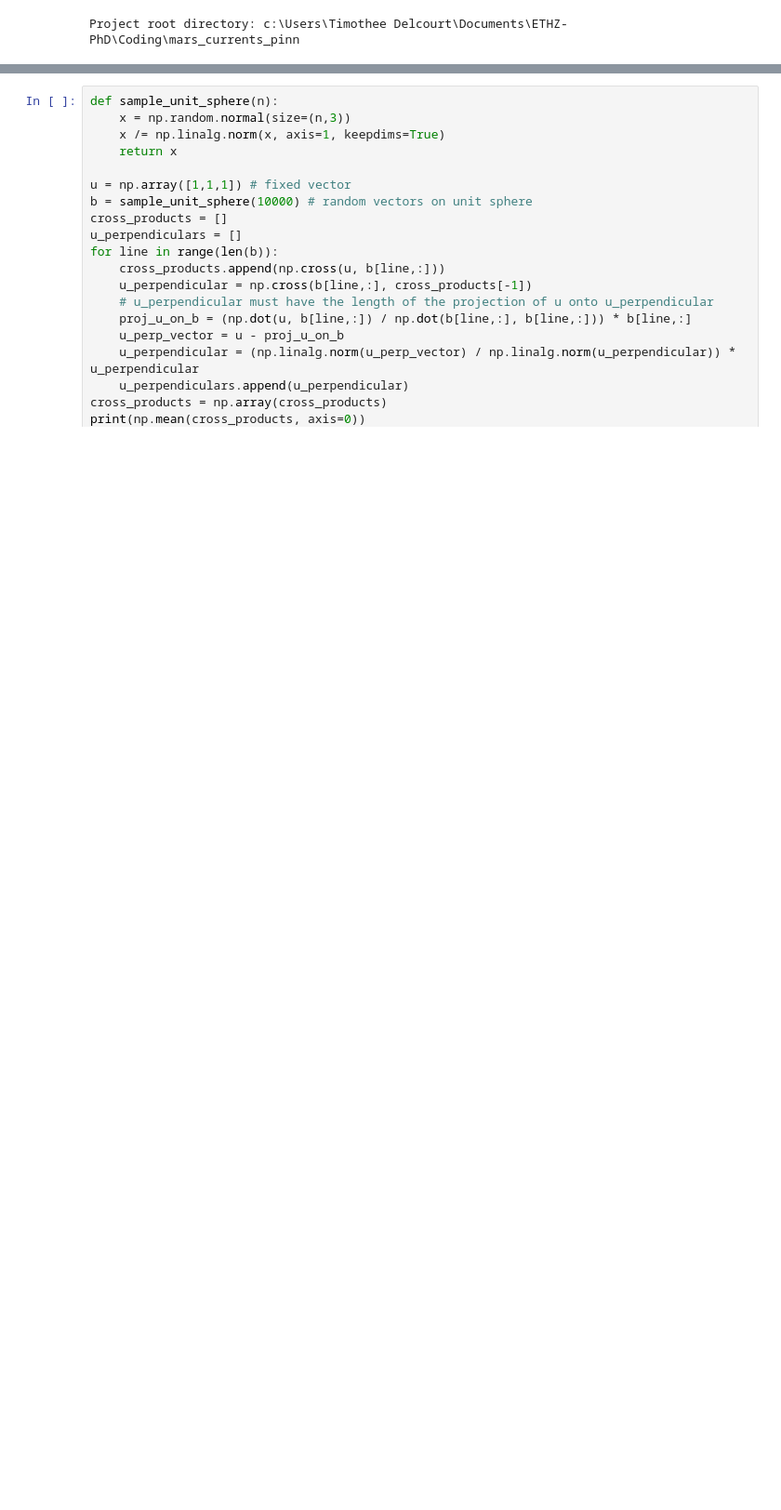
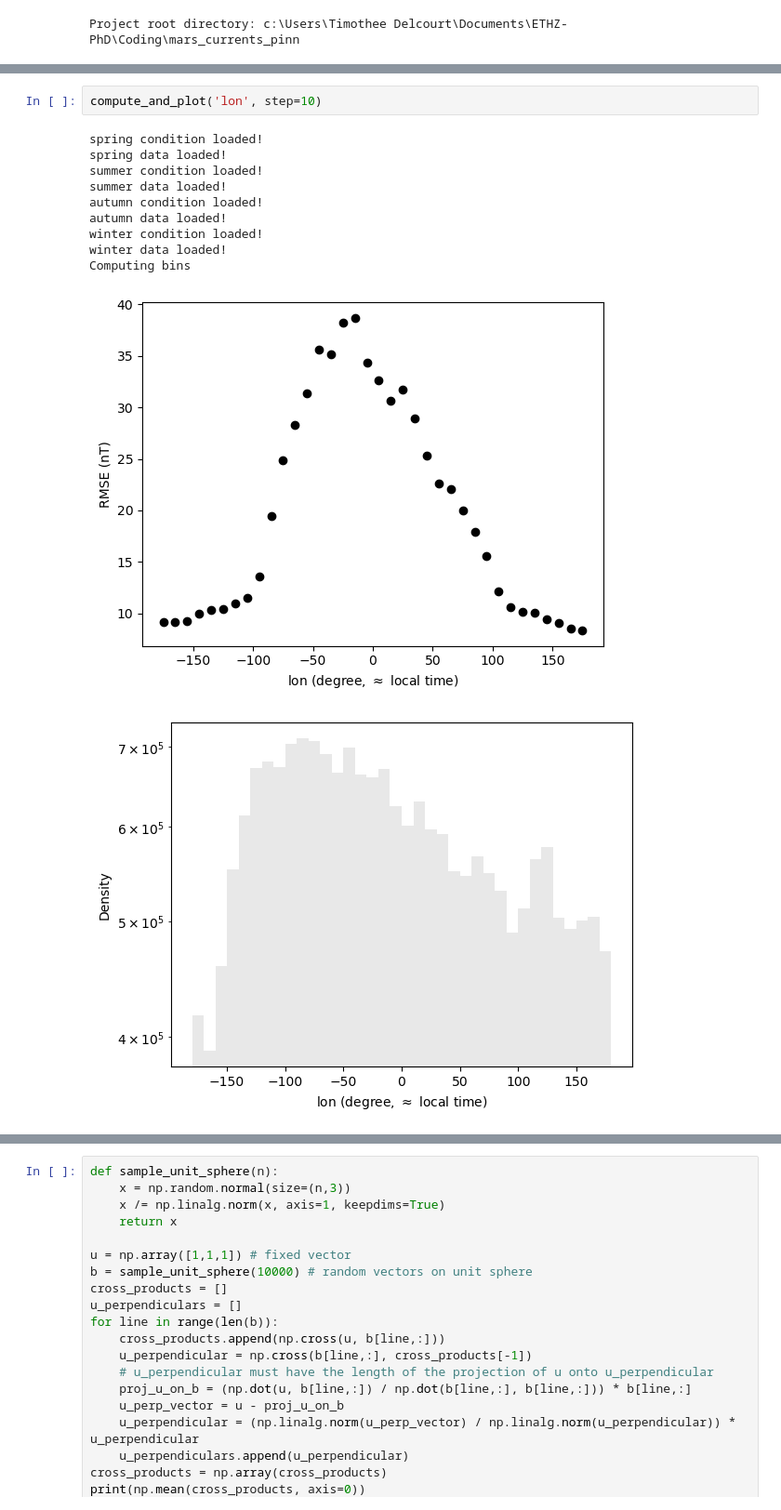
Before and after one commit to TimotheeDelcourt/mars_currents_pinn, a Jupyter notebook: scripts/playground.ipynb, the cells around one changed output, grey strips where cells are left out. Shown at 93% size. Cells and saved outputs as stored; diff of their text form; blank space fills up the shorter version.

```diff
--- a/scripts/playground.ipynb
+++ b/scripts/playground.ipynb
@@ -58,0 +204,14 @@ df
+# %%
+compute_and_plot('lon', step=10)
+# %% [output]
+spring condition loaded!
+spring data loaded!
+summer condition loaded!
+summer data loaded!
+autumn condition loaded!
+autumn data loaded!
+winter condition loaded!
+winter data loaded!
+Computing bins
+[figure, added]
+[figure, added]
```
Also changed, not shown: parts of 23 cells of this notebook, 6 other files.
